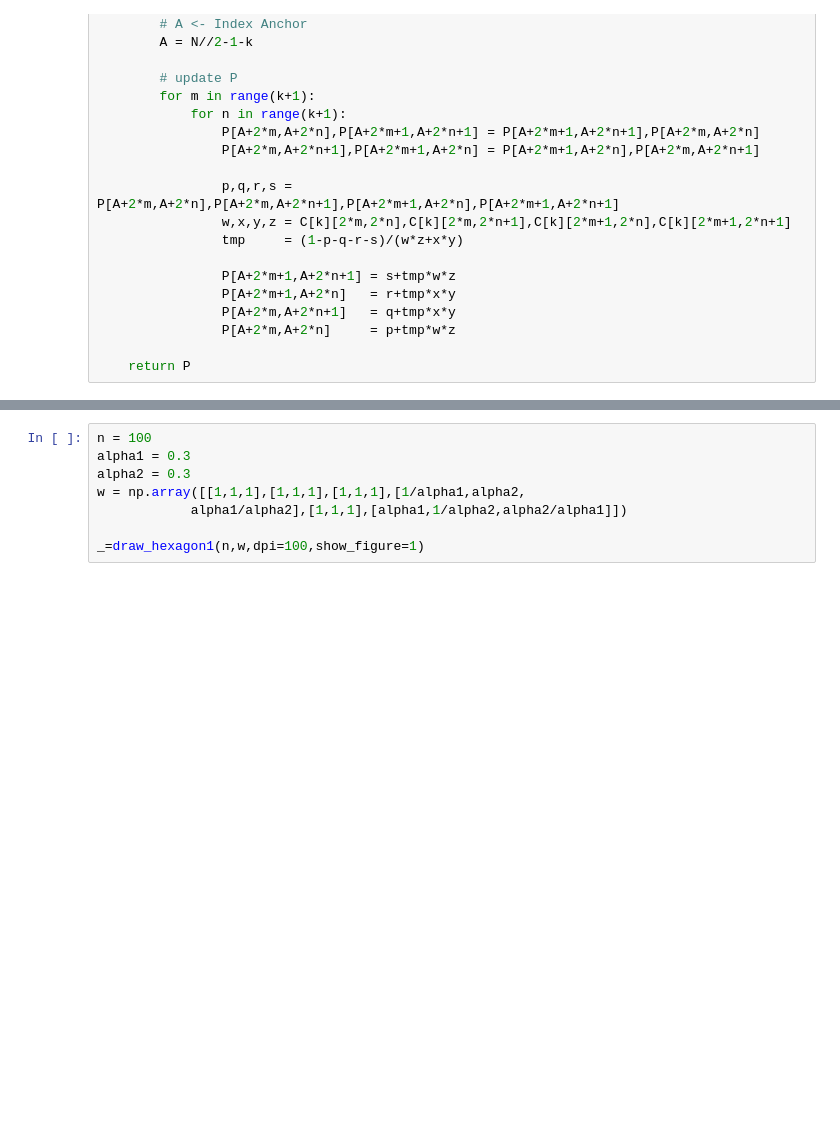
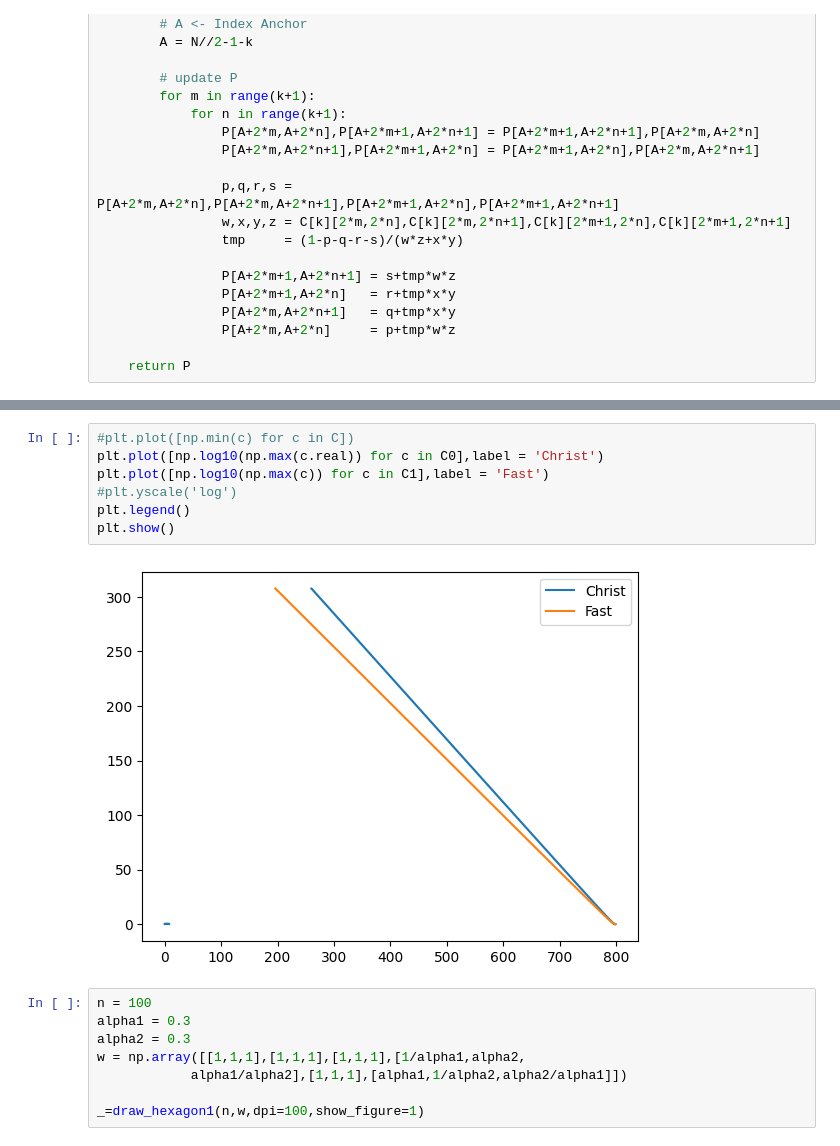
Before and after one commit to MaxvanHorssen/random-tilings, a Jupyter notebook: Untitled-1.ipynb, the cells around one changed output, grey strips where cells are left out. Drawn from its saved outputs; the diff is of its cells as text; blank space fills up the shorter version.

```diff
--- a/Untitled-1.ipynb
+++ b/Untitled-1.ipynb
@@ -226,3 +309,12 @@ def draw_hexagon1(n,w,a=1,b=1,c=1,skewed_grid=False,edge=0,paths=False,dots=Fals
+# %%
+#plt.plot([np.min(c) for c in C])
+plt.plot([np.log10(np.max(c.real)) for c in C0],label = 'Christ')
+plt.plot([np.log10(np.max(c)) for c in C1],label = 'Fast')
+#plt.yscale('log')
+plt.legend()
+plt.show()
+# %% [output]
+[figure, added]
 # %%
 n = 100
 alpha1 = 0.3
```
Also changed, not shown: parts of 32 cells of this notebook, 1 other file.
